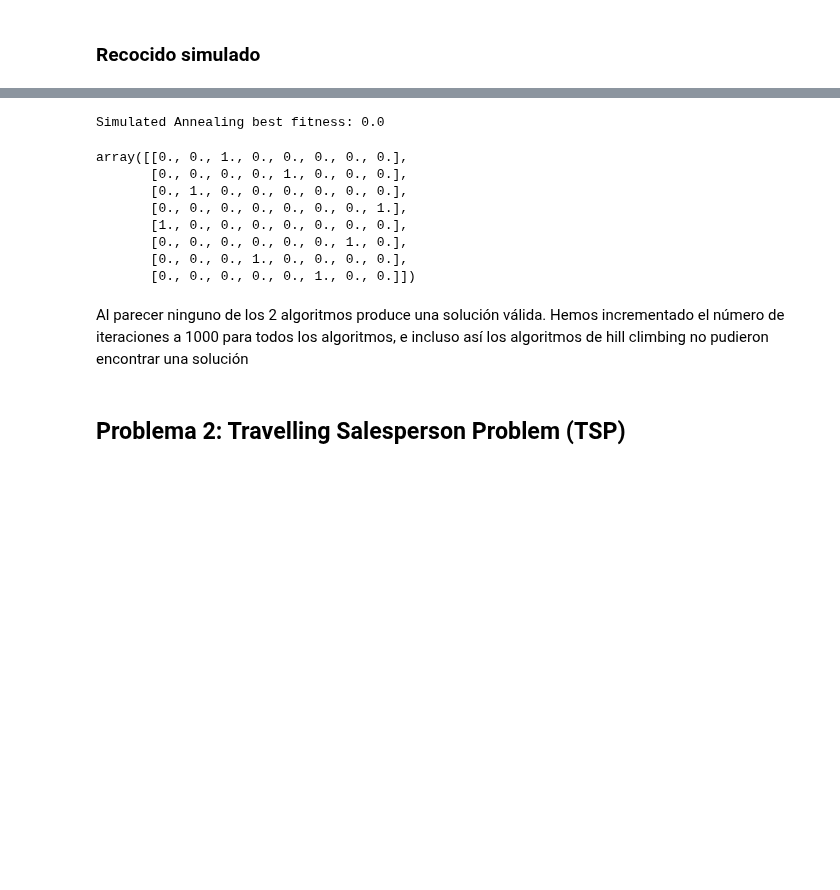
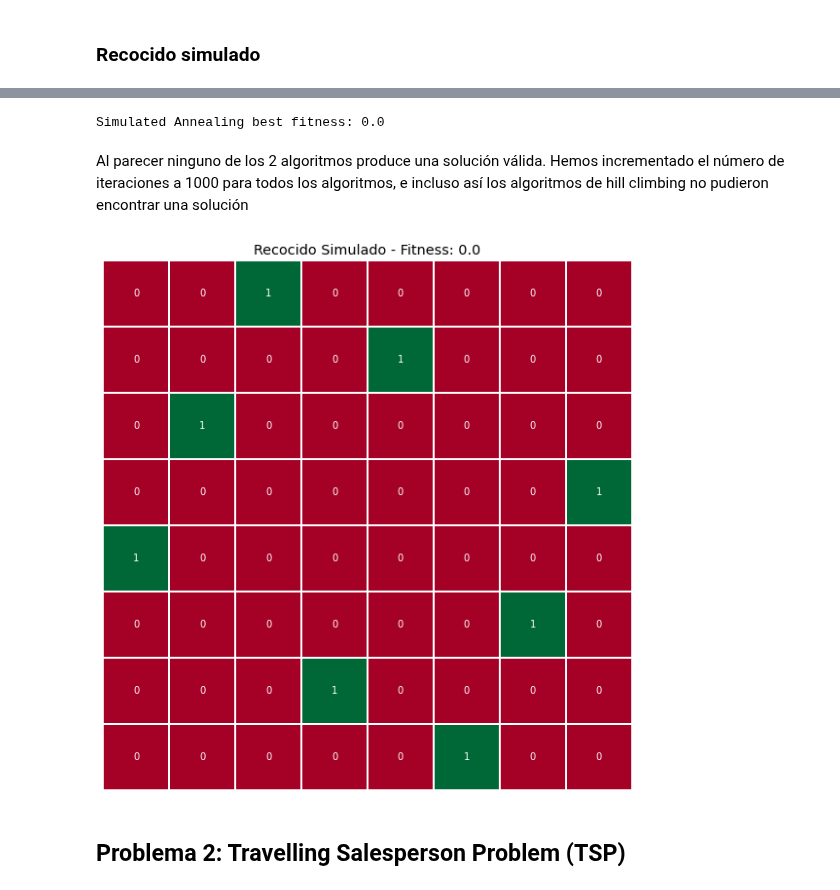
Before and after one commit to JuanEcheagaray75/Eq7-Agentes-inteligentes, a Jupyter notebook: tarea3/local-optimization.ipynb, the cells around one changed output, grey strips where cells are left out. Saved outputs shown, nothing was run; the diff lists cells and outputs as text; code cells hidden in the pictures; blank space fills up the shorter version.

```diff
--- a/tarea3/local-optimization.ipynb
+++ b/tarea3/local-optimization.ipynb
@@ -105,19 +105,15 @@ ann_best_state, ann_best_fitness, _ = mlr.simulated_annealing(problem, schedule=
 ann_positions = position_creator(ann_best_state)
 # %%
 print(f'Simulated Annealing best fitness: {ann_best_fitness}')
-board_printer(ann_positions)
+ann_board = board_printer(ann_positions)
 # %% [output]
 Simulated Annealing best fitness: 0.0
-array([[0., 0., 1., 0., 0., 0., 0., 0.],
-       [0., 0., 0., 0., 1., 0., 0., 0.],
-       [0., 1., 0., 0., 0., 0., 0., 0.],
-       [0., 0., 0., 0., 0., 0., 0., 1.],
-       [1., 0., 0., 0., 0., 0., 0., 0.],
-       [0., 0., 0., 0., 0., 0., 1., 0.],
-       [0., 0., 0., 1., 0., 0., 0., 0.],
-       [0., 0., 0., 0., 0., 1., 0., 0.]])
 # %% [markdown]
 Al parecer ninguno de los 2 algoritmos produce una solución válida. Hemos incrementado el número de iteraciones a 1000 para todos los algoritmos, e incluso así los algoritmos de hill climbing no pudieron encontrar una solución
+# %%
+visualize(ann_board, 'Recocido Simulado', ann_best_fitness)
+# %% [output]
+[figure, added]
 # %% [markdown]
 ## Problema 2: Travelling Salesperson Problem (TSP)
 # %% [markdown]
```
Also changed, not shown: parts of 15 cells of this notebook.
